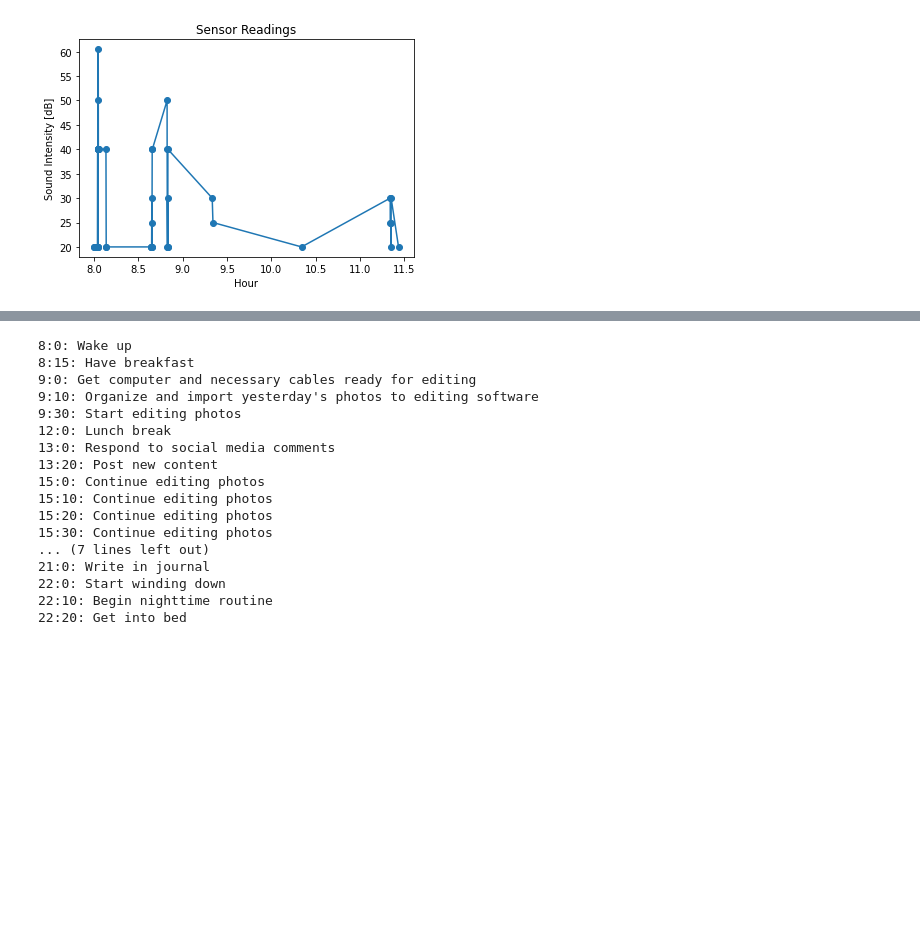
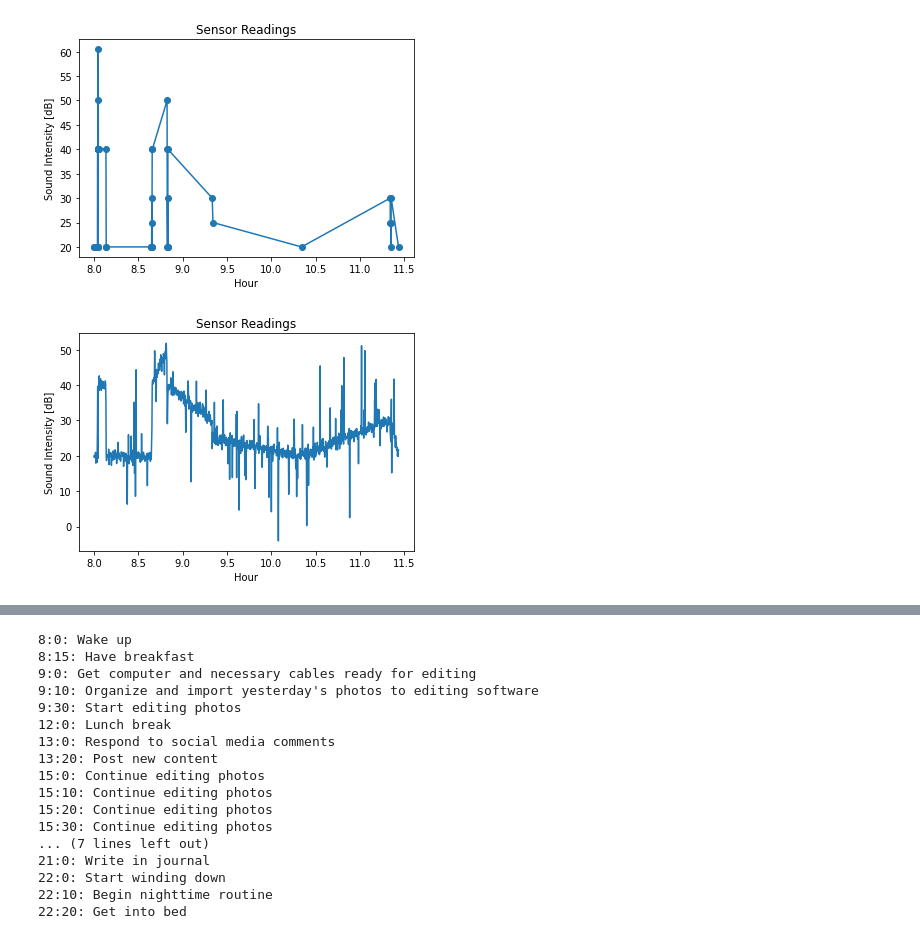
Before and after one commit to EltonCN/GDataByGAgents, a Jupyter notebook: Analisys.ipynb, the cells around one changed output, grey strips where cells are left out. Drawn from its saved outputs; the diff is of its cells as text; code cells hidden in the pictures; blank space fills up the shorter version.

```diff
--- a/Analisys.ipynb
+++ b/Analisys.ipynb
@@ -8,5 +11,19 @@ import matplotlib.pyplot as plt
+# %%
+def timestamp_to_hour(timestamp):
+    timestamp_time = datetime.datetime.fromtimestamp(timestamp)
+    hour_time = 0
+    hour_time += timestamp_time.hour
+    hour_time += timestamp_time.minute/60
+    hour_time += timestamp_time.second/60/60
+
+    return hour_time
+
+
+def format_timestamp(timestamp):
+    agent_time = datetime.datetime.fromtimestamp(timestamp)
+    return agent_time.strftime("%H:%M:%S")
 # %%
-output_path = "logs"
+output_path = "output"
 # %%
 log_paths = glob.glob("logs\\*.json")
 
@@ -46,3 +63,25 @@ fig.savefig(path, facecolor="white", transparent=False)
 plt.show()
 # %% [output]
 [figure]
+# %%
+times_linear = np.linspace(timestamp_to_hour(logs[0]["agent_time"]), timestamp_to_hour(logs[-1]["agent_time"]), 1000)
+intensities_linear = np.interp(times_linear, times, sound_intensities)
+
+intensities_linear += np.random.normal(0, 1, len(intensities_linear))
+
+super_noise = np.random.uniform(0, 1, len(intensities_linear)) > 0.9
+intensities_linear += super_noise*np.random.normal(0, 10, len(intensities_linear))
+
+fig = plt.figure()
+plt.plot(times_linear, intensities_linear)
+
+plt.title("Sensor Readings")
+plt.xlabel("Hour")
+plt.ylabel("Sound Intensity [dB]")
+
+path = os.path.join(output_path, "SensorReadingsInterpolationNoise.png")
+fig.savefig(path, facecolor="white", transparent=False)
+
+plt.show()
+# %% [output]
+[figure, added]
```
Also changed, not shown: parts of 34 cells of this notebook, 6 other files.
